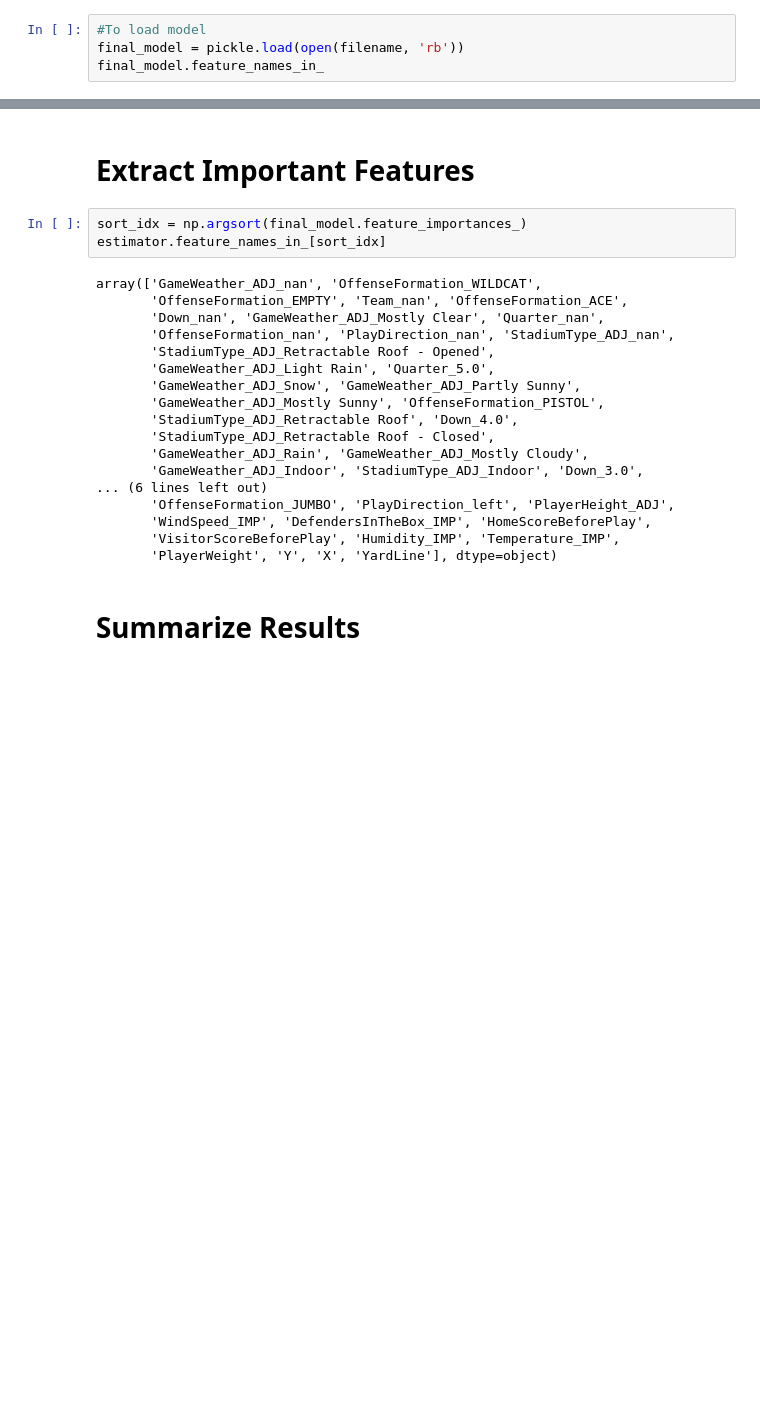
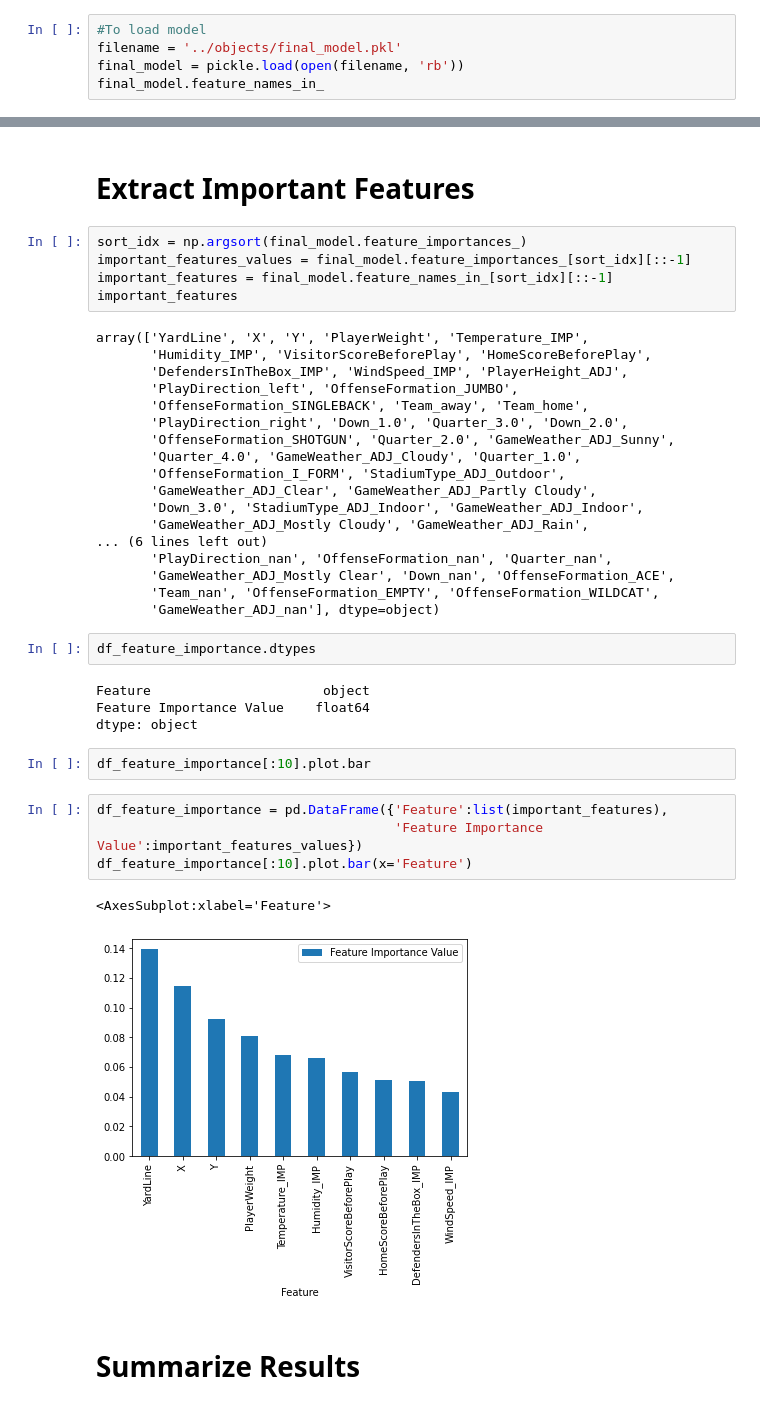
Before and after one commit to jonathanmnovak/nfl-big-data-bowl-2019, a Jupyter notebook: notebooks/models.ipynb, the cells around one changed output, grey strips where cells are left out. Saved outputs shown, nothing was run; the diff lists cells and outputs as text; blank space fills up the shorter version.

Commit message:
Include bar chart for important features

```diff
--- a/notebooks/models.ipynb
+++ b/notebooks/models.ipynb
@@ -261,6 +263,7 @@ filename = '../objects/final_model.pkl'
 pickle.dump(final_model, open(filename, 'wb'))
 # %%
 #To load model
+filename = '../objects/final_model.pkl'
 final_model = pickle.load(open(filename, 'rb'))
 final_model.feature_names_in_
 # %% [output]
@@ -285,25 +288,42 @@ array(['X', 'Y', 'YardLine', 'HomeScoreBeforePlay',
 # Extract Important Features
 # %%
 sort_idx = np.argsort(final_model.feature_importances_)
-estimator.feature_names_in_[sort_idx]
+important_features_values = final_model.feature_importances_[sort_idx][::-1]
+important_features = final_model.feature_names_in_[sort_idx][::-1]
+important_features
 # %% [output]
-array(['GameWeather_ADJ_nan', 'OffenseFormation_WILDCAT',
-       'OffenseFormation_EMPTY', 'Team_nan', 'OffenseFormation_ACE',
-       'Down_nan', 'GameWeather_ADJ_Mostly Clear', 'Quarter_nan',
-       'OffenseFormation_nan', 'PlayDirection_nan', 'StadiumType_ADJ_nan',
-       'StadiumType_ADJ_Retractable Roof - Opened',
-       'GameWeather_ADJ_Light Rain', 'Quarter_5.0',
-       'GameWeather_ADJ_Snow', 'GameWeather_ADJ_Partly Sunny',
-       'GameWeather_ADJ_Mostly Sunny', 'OffenseFormation_PISTOL',
-       'StadiumType_ADJ_Retractable Roof', 'Down_4.0',
-       'StadiumType_ADJ_Retractable Roof - Closed',
-       'GameWeather_ADJ_Rain', 'GameWeather_ADJ_Mostly Cloudy',
-       'GameWeather_ADJ_Indoor', 'StadiumType_ADJ_Indoor', 'Down_3.0',
+array(['YardLine', 'X', 'Y', 'PlayerWeight', 'Temperature_IMP',
+       'Humidity_IMP', 'VisitorScoreBeforePlay', 'HomeScoreBeforePlay',
+       'DefendersInTheBox_IMP', 'WindSpeed_IMP', 'PlayerHeight_ADJ',
+       'PlayDirection_left', 'OffenseFormation_JUMBO',
+       'OffenseFormation_SINGLEBACK', 'Team_away', 'Team_home',
+       'PlayDirection_right', 'Down_1.0', 'Quarter_3.0', 'Down_2.0',
+       'OffenseFormation_SHOTGUN', 'Quarter_2.0', 'GameWeather_ADJ_Sunny',
+       'Quarter_4.0', 'GameWeather_ADJ_Cloudy', 'Quarter_1.0',
+       'OffenseFormation_I_FORM', 'StadiumType_ADJ_Outdoor',
+       'GameWeather_ADJ_Clear', 'GameWeather_ADJ_Partly Cloudy',
+       'Down_3.0', 'StadiumType_ADJ_Indoor', 'GameWeather_ADJ_Indoor',
+       'GameWeather_ADJ_Mostly Cloudy', 'GameWeather_ADJ_Rain',
 ... (6 lines left out)
-       'OffenseFormation_JUMBO', 'PlayDirection_left', 'PlayerHeight_ADJ',
-       'WindSpeed_IMP', 'DefendersInTheBox_IMP', 'HomeScoreBeforePlay',
-       'VisitorScoreBeforePlay', 'Humidity_IMP', 'Temperature_IMP',
-       'PlayerWeight', 'Y', 'X', 'YardLine'], dtype=object)
+       'PlayDirection_nan', 'OffenseFormation_nan', 'Quarter_nan',
+       'GameWeather_ADJ_Mostly Clear', 'Down_nan', 'OffenseFormation_ACE',
+       'Team_nan', 'OffenseFormation_EMPTY', 'OffenseFormation_WILDCAT',
+       'GameWeather_ADJ_nan'], dtype=object)
+# %%
+df_feature_importance.dtypes
+# %% [output]
+Feature                      object
+Feature Importance Value    float64
+dtype: object
+# %%
+df_feature_importance[:10].plot.bar
+# %%
+df_feature_importance = pd.DataFrame({'Feature':list(important_features),
+                                      'Feature Importance Value':important_features_values})
+df_feature_importance[:10].plot.bar(x='Feature')
+# %% [output]
+<AxesSubplot:xlabel='Feature'>
+[figure, added]
 # %% [markdown]
 # Summarize Results
 # %% [markdown]
```
Also changed, not shown: parts of 3 cells of this notebook, 1 other file.
